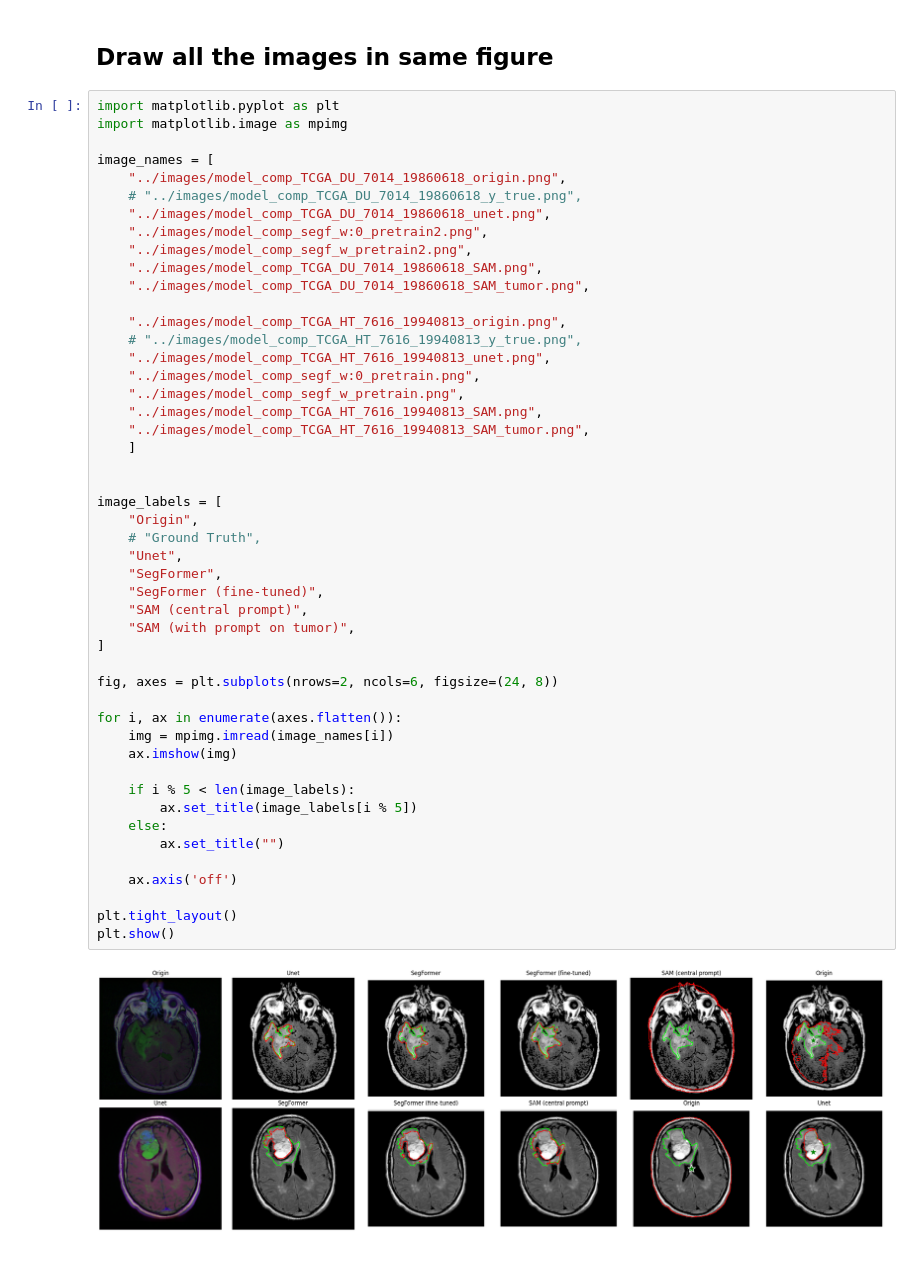
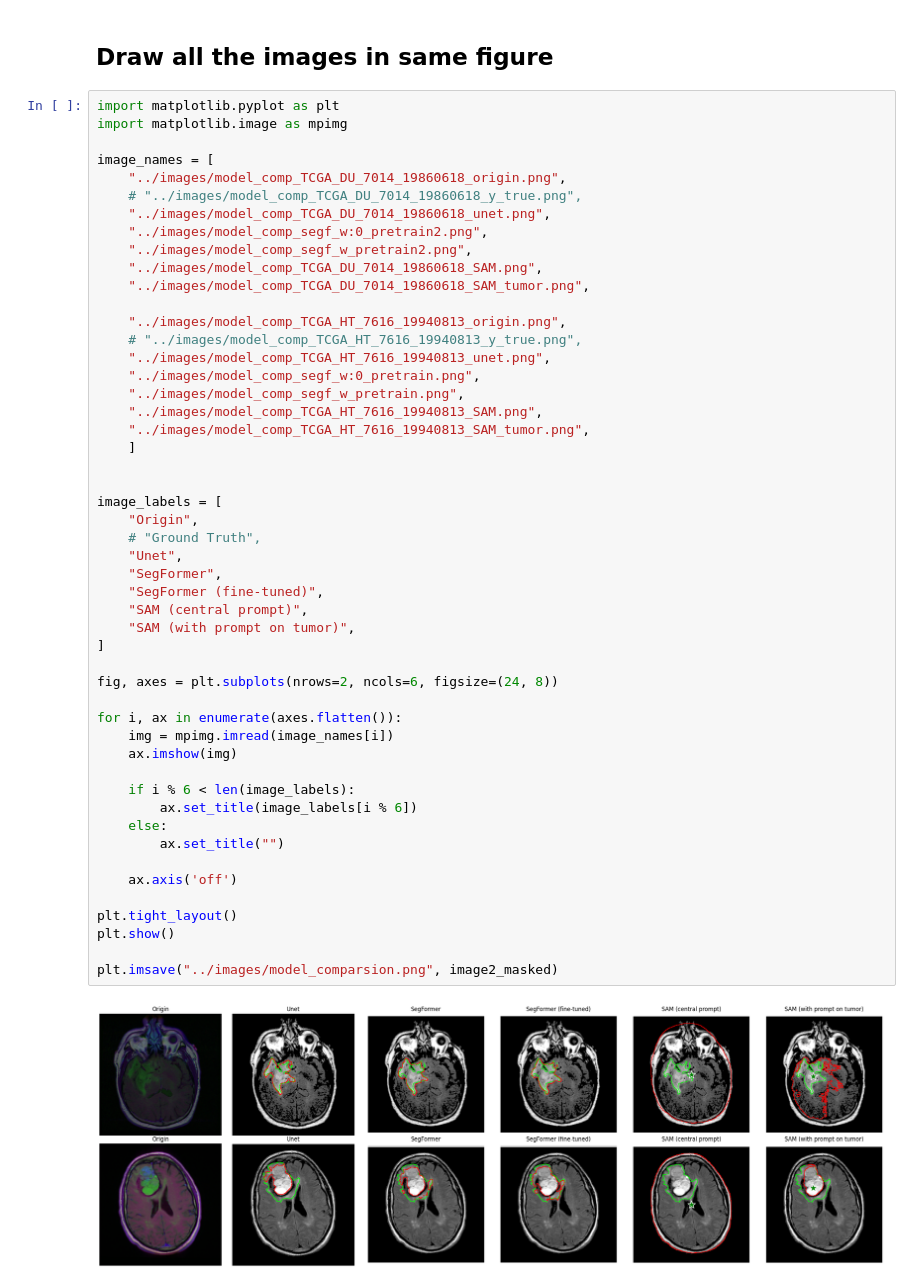
Before and after one commit to Jn-Huang/545_project_brain_segmentation, a Jupyter notebook: notebooks/model_comp_figure.ipynb, the cells around one changed output. Saved outputs shown, nothing was run; the diff lists cells and outputs as text.

```diff
--- a/notebooks/model_comp_figure.ipynb
+++ b/notebooks/model_comp_figure.ipynb
@@ -53,33 +54,35 @@ image_names = [
     "../images/model_comp_segf_w_pretrain.png",
     "../images/model_comp_TCGA_HT_7616_19940813_SAM.png",
     "../images/model_comp_TCGA_HT_7616_19940813_SAM_tumor.png",
     ]
 
 
 image_labels = [
     "Origin",
     # "Ground Truth",
     "Unet",
     "SegFormer",
     "SegFormer (fine-tuned)",
     "SAM (central prompt)",
     "SAM (with prompt on tumor)",
 ]
 
 fig, axes = plt.subplots(nrows=2, ncols=6, figsize=(24, 8))
 
 for i, ax in enumerate(axes.flatten()):
     img = mpimg.imread(image_names[i])
     ax.imshow(img)
 
-    if i % 5 < len(image_labels):
-        ax.set_title(image_labels[i % 5])
+    if i % 6 < len(image_labels):
+        ax.set_title(image_labels[i % 6])
     else:
         ax.set_title("")
 
     ax.axis('off')
 
 plt.tight_layout()
 plt.show()
+
+plt.imsave("../images/model_comparsion.png", image2_masked)
 # %% [output]
-[figure, old version]
+[figure, new version]
```
Also changed, not shown: parts of 1 cell of this notebook, 1 other file.
